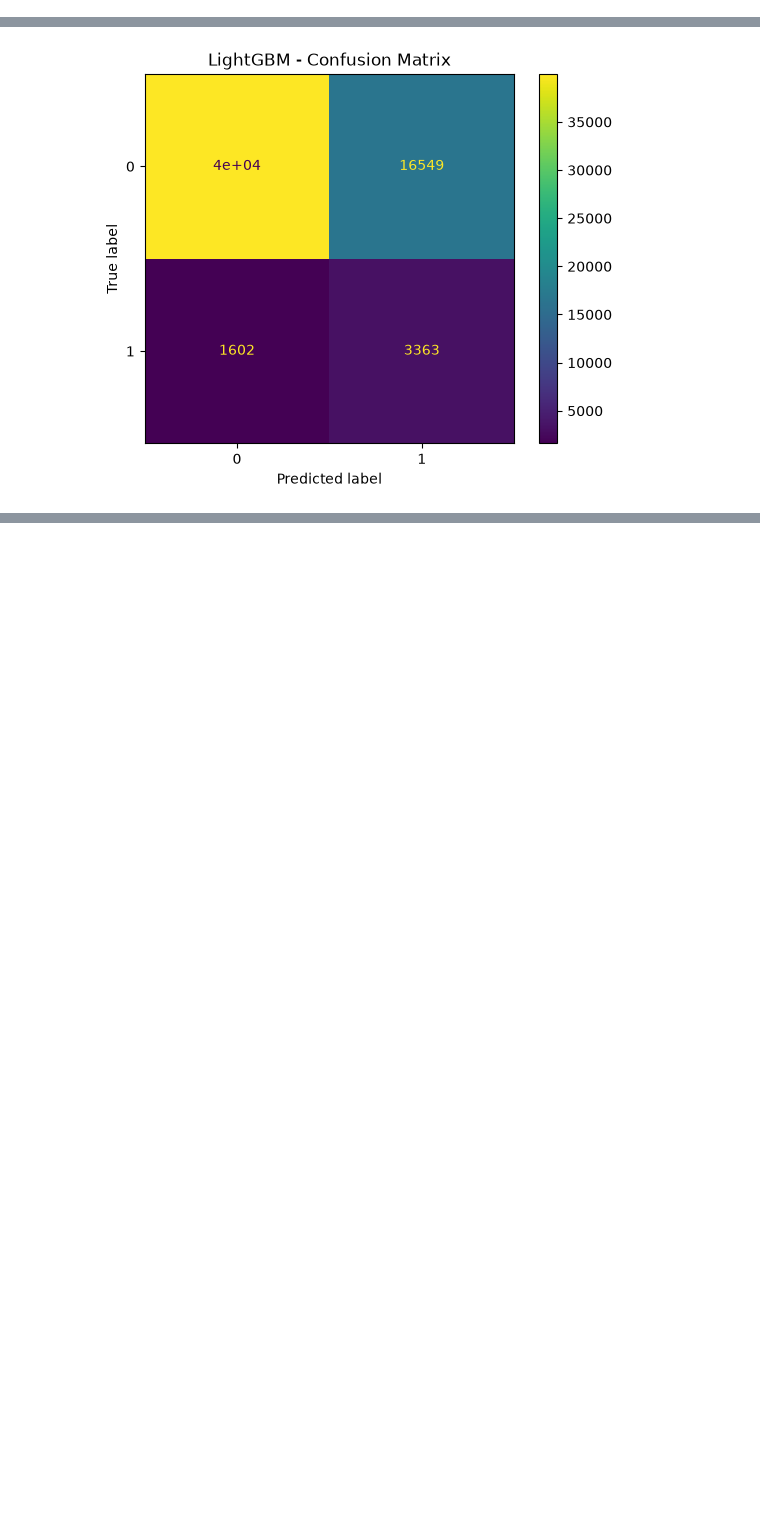
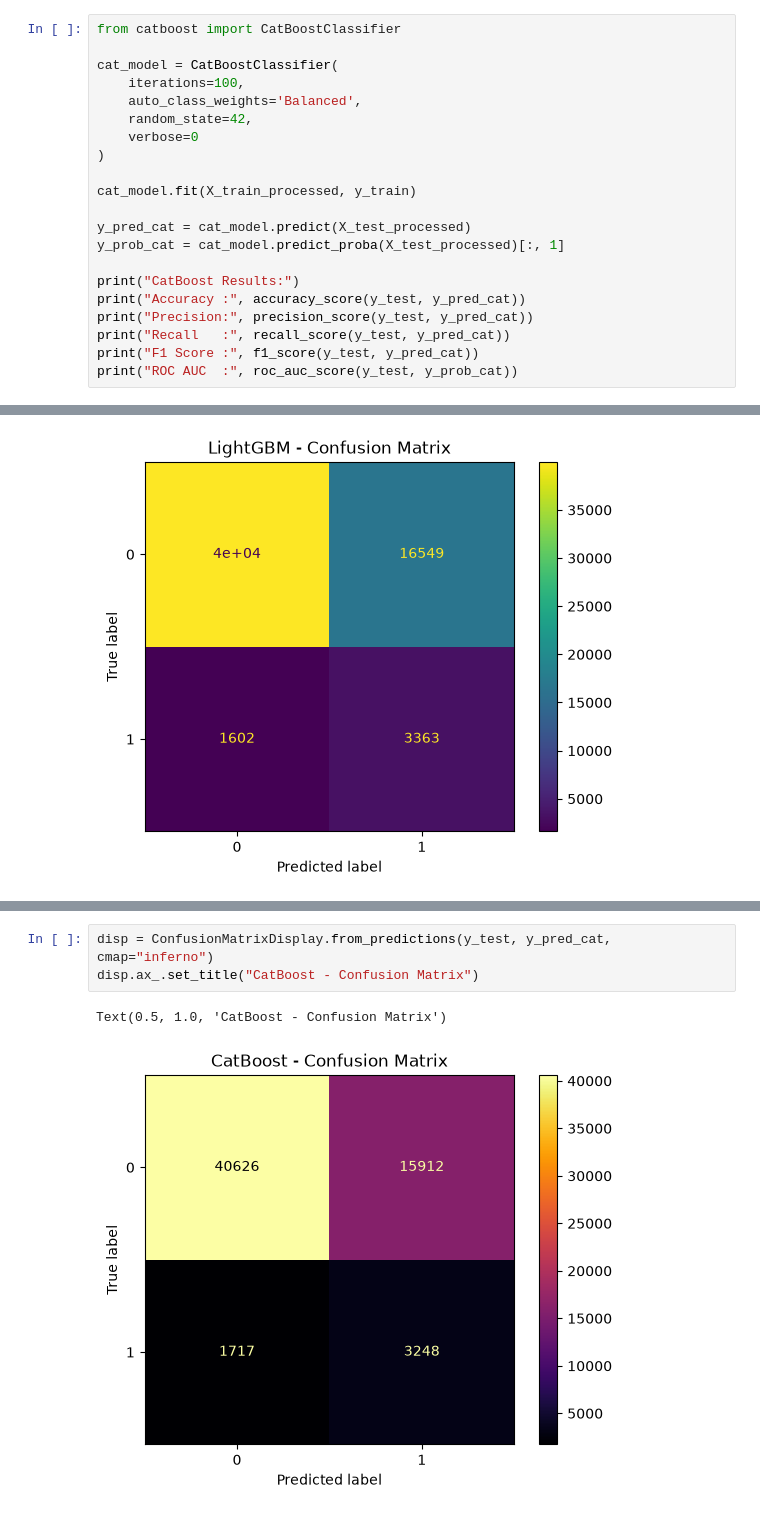
Before and after one commit to Swarnim-Singh-byte/LoanLens, a Jupyter notebook: notebooks/05_model_comparison.ipynb, the cells around one changed output, grey strips where cells are left out. Cells and saved outputs as stored; diff of their text form; blank space fills up the shorter version.

```diff
--- a/notebooks/05_model_comparison.ipynb
+++ b/notebooks/05_model_comparison.ipynb
@@ -146,0 +186,21 @@ ROC AUC  : 0.7594975504537279
+# %%
+from catboost import CatBoostClassifier
+
+cat_model = CatBoostClassifier(
+    iterations=100,
+    auto_class_weights='Balanced',
+    random_state=42,
+    verbose=0
+)
+
+cat_model.fit(X_train_processed, y_train)
+
+y_pred_cat = cat_model.predict(X_test_processed)
+y_prob_cat = cat_model.predict_proba(X_test_processed)[:, 1]
+
+print("CatBoost Results:")
+print("Accuracy :", accuracy_score(y_test, y_pred_cat))
+print("Precision:", precision_score(y_test, y_pred_cat))
+print("Recall   :", recall_score(y_test, y_pred_cat))
+print("F1 Score :", f1_score(y_test, y_pred_cat))
+print("ROC AUC  :", roc_auc_score(y_test, y_prob_cat))
@@ -166,0 +240,6 @@ plt.show()
+# %%
+disp = ConfusionMatrixDisplay.from_predictions(y_test, y_pred_cat, cmap="inferno")
+disp.ax_.set_title("CatBoost - Confusion Matrix")
+# %% [output]
+Text(0.5, 1.0, 'CatBoost - Confusion Matrix')
+[figure, added]
```
Also changed, not shown: parts of 6 cells of this notebook, 4 other files.
